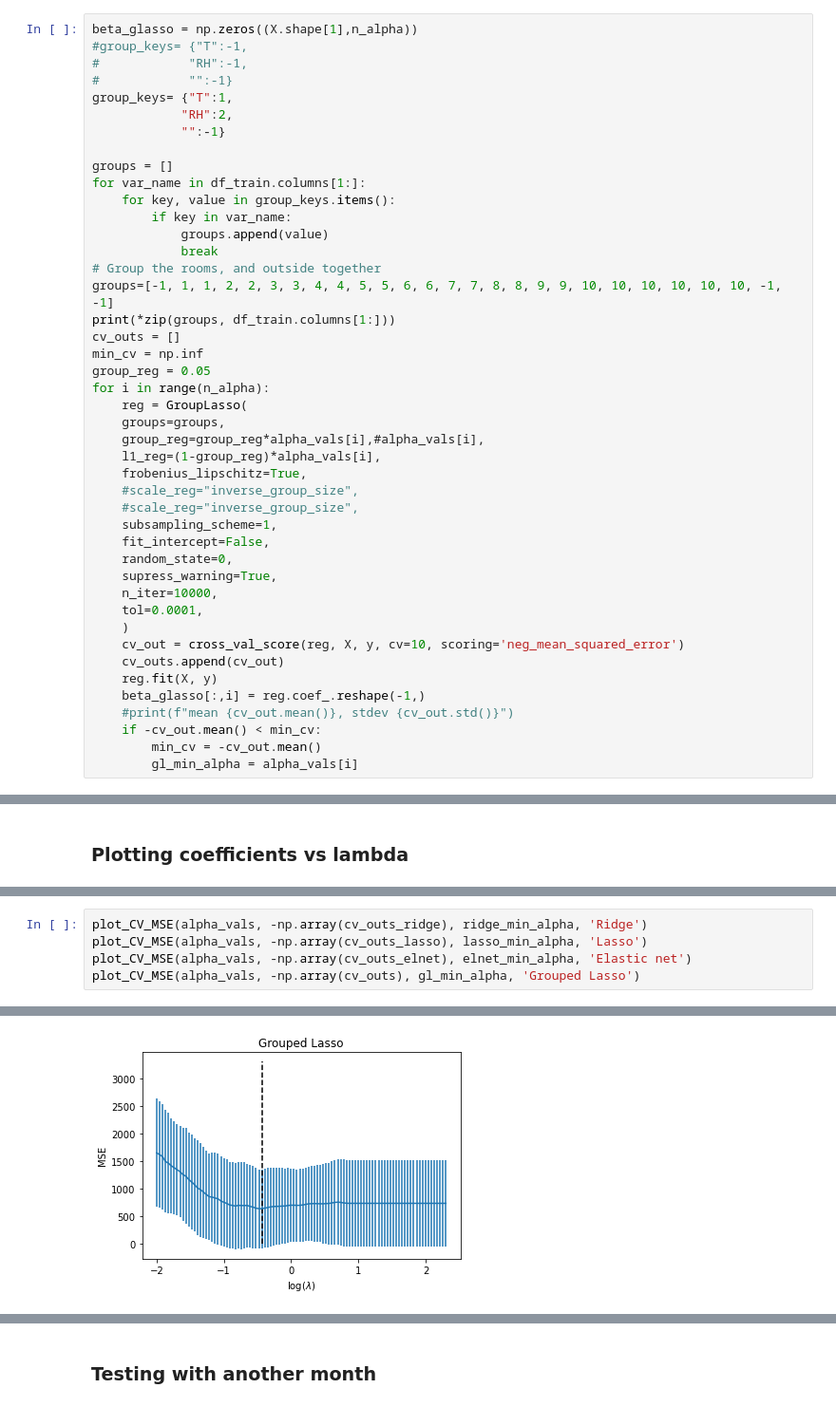
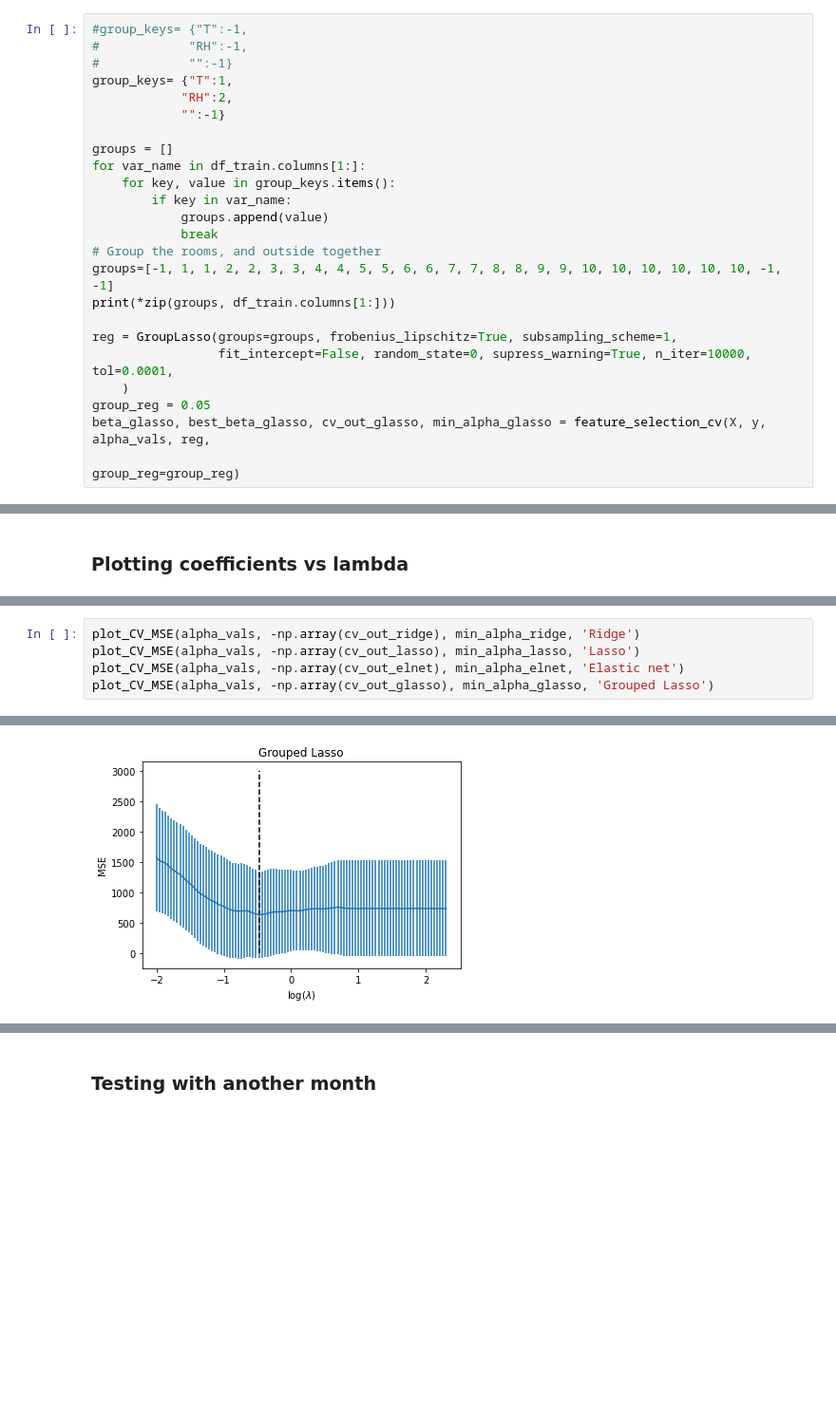
Before and after one commit to sroet/MA8701, a Jupyter notebook: Energy_house.ipynb, the cells around one changed output, grey strips where cells are left out. Shown at 95% size. Cells and saved outputs as stored; diff of their text form; blank space fills up the shorter version.

```diff
--- a/Energy_house.ipynb
+++ b/Energy_house.ipynb
@@ -222,7 +112,6 @@ reg_elnet = linear_model.ElasticNet(alpha=elnet_min_alpha, max_iter = 10000, l1_
 # %% [markdown]
 ### Group lasso
 # %%
-beta_glasso = np.zeros((X.shape[1],n_alpha))
 #group_keys= {"T":-1,
 #            "RH":-1,
 #            "":-1}
@@ -239,32 +128,13 @@ for var_name in df_train.columns[1:]:
 # Group the rooms, and outside together
 groups=[-1, 1, 1, 2, 2, 3, 3, 4, 4, 5, 5, 6, 6, 7, 7, 8, 8, 9, 9, 10, 10, 10, 10, 10, 10, -1, -1]
 print(*zip(groups, df_train.columns[1:]))
-cv_outs = []
-min_cv = np.inf
+
+reg = GroupLasso(groups=groups, frobenius_lipschitz=True, subsampling_scheme=1,
+                 fit_intercept=False, random_state=0, supress_warning=True, n_iter=10000, tol=0.0001,
+    )
 group_reg = 0.05
-for i in range(n_alpha):
-    reg = GroupLasso(
-    groups=groups,
-    group_reg=group_reg*alpha_vals[i],#alpha_vals[i],
-    l1_reg=(1-group_reg)*alpha_vals[i],
-    frobenius_lipschitz=True,
-    #scale_reg="inverse_group_size",
-    #scale_reg="inverse_group_size",
-    subsampling_scheme=1,
-    fit_intercept=False,
-    random_state=0,
-    supress_warning=True,
-    n_iter=10000,
-    tol=0.0001,
-    )
-    cv_out = cross_val_score(reg, X, y, cv=10, scoring='neg_mean_squared_error')
-    cv_outs.append(cv_out)
-    reg.fit(X, y)
-    beta_glasso[:,i] = reg.coef_.reshape(-1,)
-    #print(f"mean {cv_out.mean()}, stdev {cv_out.std()}")
-    if -cv_out.mean() < min_cv:
-        min_cv = -cv_out.mean()
-        gl_min_alpha = alpha_vals[i]
+beta_glasso, best_beta_glasso, cv_out_glasso, min_alpha_glasso = feature_selection_cv(X, y, alpha_vals, reg,
+                                                                                      group_reg=group_reg)
 # %% [output]
 (-1, 'lights') (1, 'T1') (1, 'RH_1') (2, 'T2') (2, 'RH_2') (3, 'T3') (3, 'RH_3') (4, 'T4') (4, 'RH_4') (5, 'T5') (5, 'RH_5') (6, 'T6') (6, 'RH_6') (7, 'T7') (7, 'RH_7') (8, 'T8') (8, 'RH_8') (9, 'T9') ...
 # %%
@@ -298,13 +166,13 @@ plot_coefficients(beta_glasso,alpha_vals, gl_min_alpha,name='Grouped lasso')
 # %%
-plot_CV_MSE(alpha_vals, -np.array(cv_outs_ridge), ridge_min_alpha, 'Ridge')
-plot_CV_MSE(alpha_vals, -np.array(cv_outs_lasso), lasso_min_alpha, 'Lasso')
-plot_CV_MSE(alpha_vals, -np.array(cv_outs_elnet), elnet_min_alpha, 'Elastic net')
-plot_CV_MSE(alpha_vals, -np.array(cv_outs), gl_min_alpha, 'Grouped Lasso')
+plot_CV_MSE(alpha_vals, -np.array(cv_out_ridge), min_alpha_ridge, 'Ridge')
+plot_CV_MSE(alpha_vals, -np.array(cv_out_lasso), min_alpha_lasso, 'Lasso')
+plot_CV_MSE(alpha_vals, -np.array(cv_out_elnet), min_alpha_elnet, 'Elastic net')
+plot_CV_MSE(alpha_vals, -np.array(cv_out_glasso), min_alpha_glasso, 'Grouped Lasso')
 # %% [output]
 [figure]
 Optimal value of lambda is:  0.135
 [figure]
 Optimal value of lambda is:  0.668
 [figure]
 Optimal value of lambda is:  0.405
-[figure, old version]
+[figure, new version]
```
Also changed, not shown: parts of 19 cells of this notebook, 2 other files.
